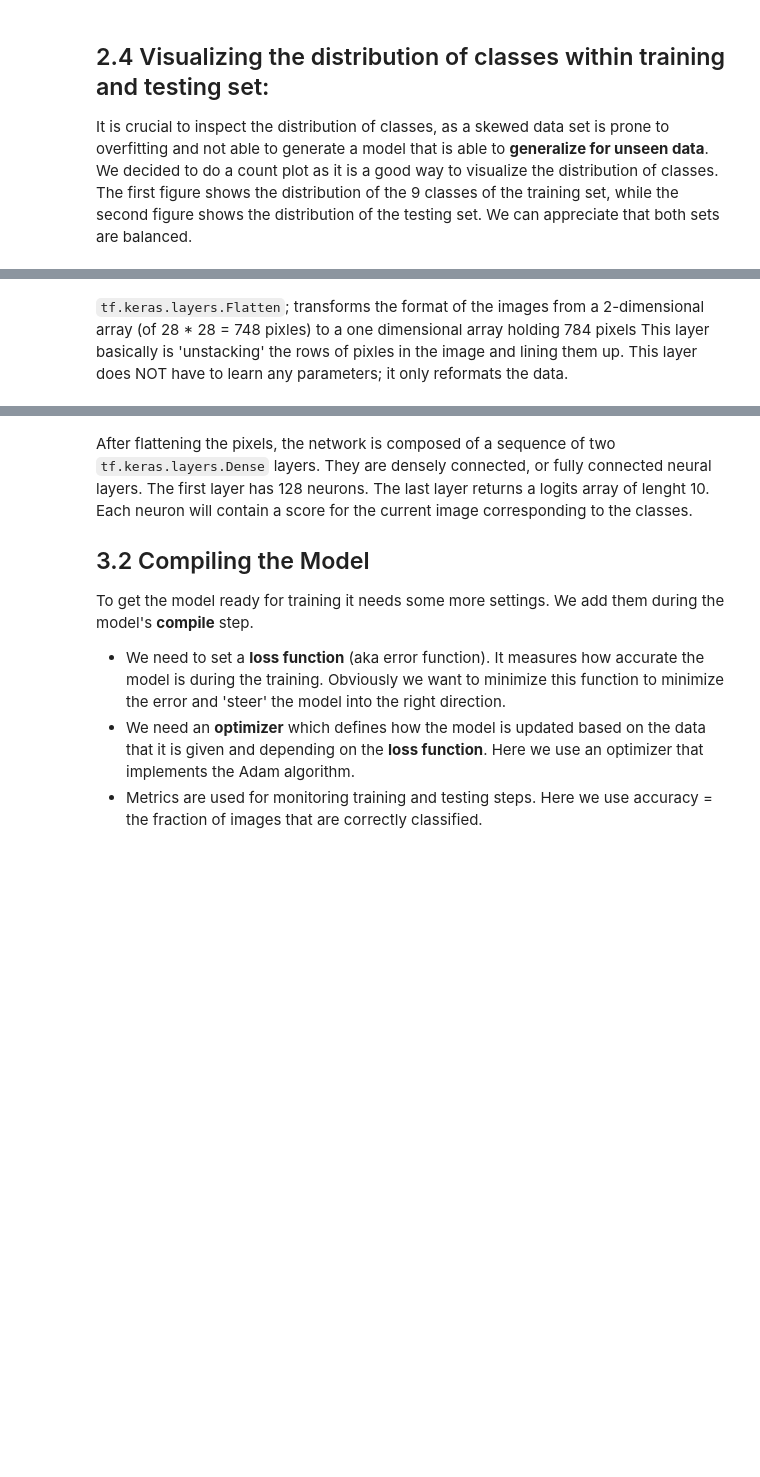
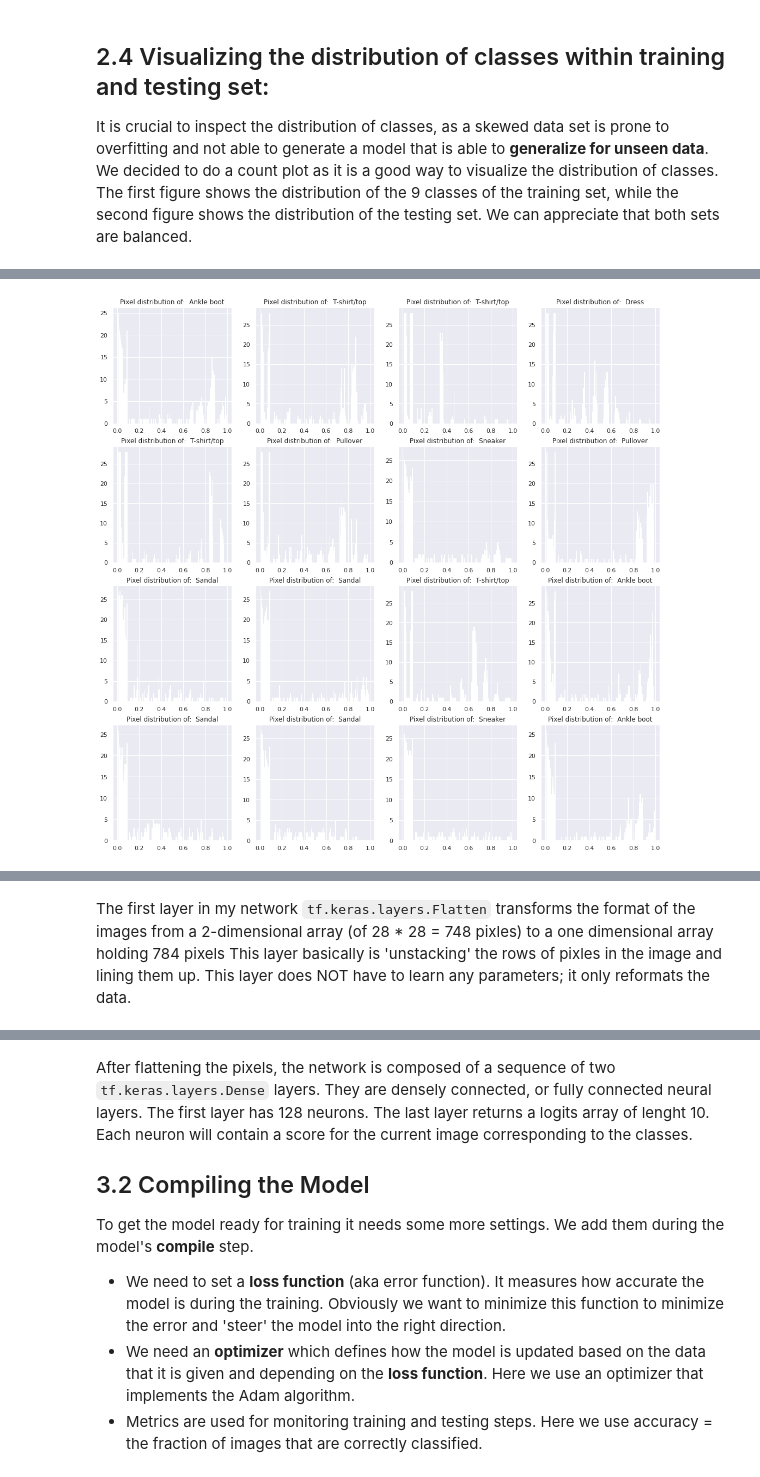
Before and after one commit to ilante/AML_91934_exam, a Jupyter notebook: AML_1_and_2.ipynb, the cells around one changed output, grey strips where cells are left out. Cells and saved outputs as stored; diff of their text form; code cells hidden in the pictures; blank space fills up the shorter version.

```diff
--- a/AML_1_and_2.ipynb
+++ b/AML_1_and_2.ipynb
@@ -215,0 +218,9 @@ time: 321 ms (started: 2021-12-06 11:13:35 +00:00)
+# %%
+plt.figure(figsize=(18,18))
+for i in range(16):
+  plt.subplot(4,4,i+1)
+  plt.hist(train_images[i])
+  plt.title(f'Pixel distribution of:  {class_names[train_labels[i]]}')
+plt.show()
+# %% [output]
+[figure, added]
@@ -232,7 +244,7 @@ Here and image of the ReLU:
 
 ![](https://s2.qwant.com/thumbr/474x351/f/e/354d8f54c966180968777154786e5562a78953d12002e5e24010e54e3cfcf1/th.jpg?u=https%3A%2F%2Ftse3.mm.bing.net%2Fth%3Fid%3DOIP.FZ3MiYnlLaNu6igVodW4LQHaFf%26pid%3DApi&q=0&b=1&p=0&a=0)
 # %% [markdown]
-`tf.keras.layers.Flatten`; transforms the format of the images from a 2-dimensional array
+The first layer in my network `tf.keras.layers.Flatten` transforms the format of the images from a 2-dimensional array
 (of 28 * 28 = 748 pixles) to a one dimensional array holding 784 pixels
 This layer basically is 'unstacking' the rows of pixles in the image and lining them up.
 This layer does NOT have to learn any parameters; it only reformats the data.
```
Also changed, not shown: parts of 47 cells of this notebook.
